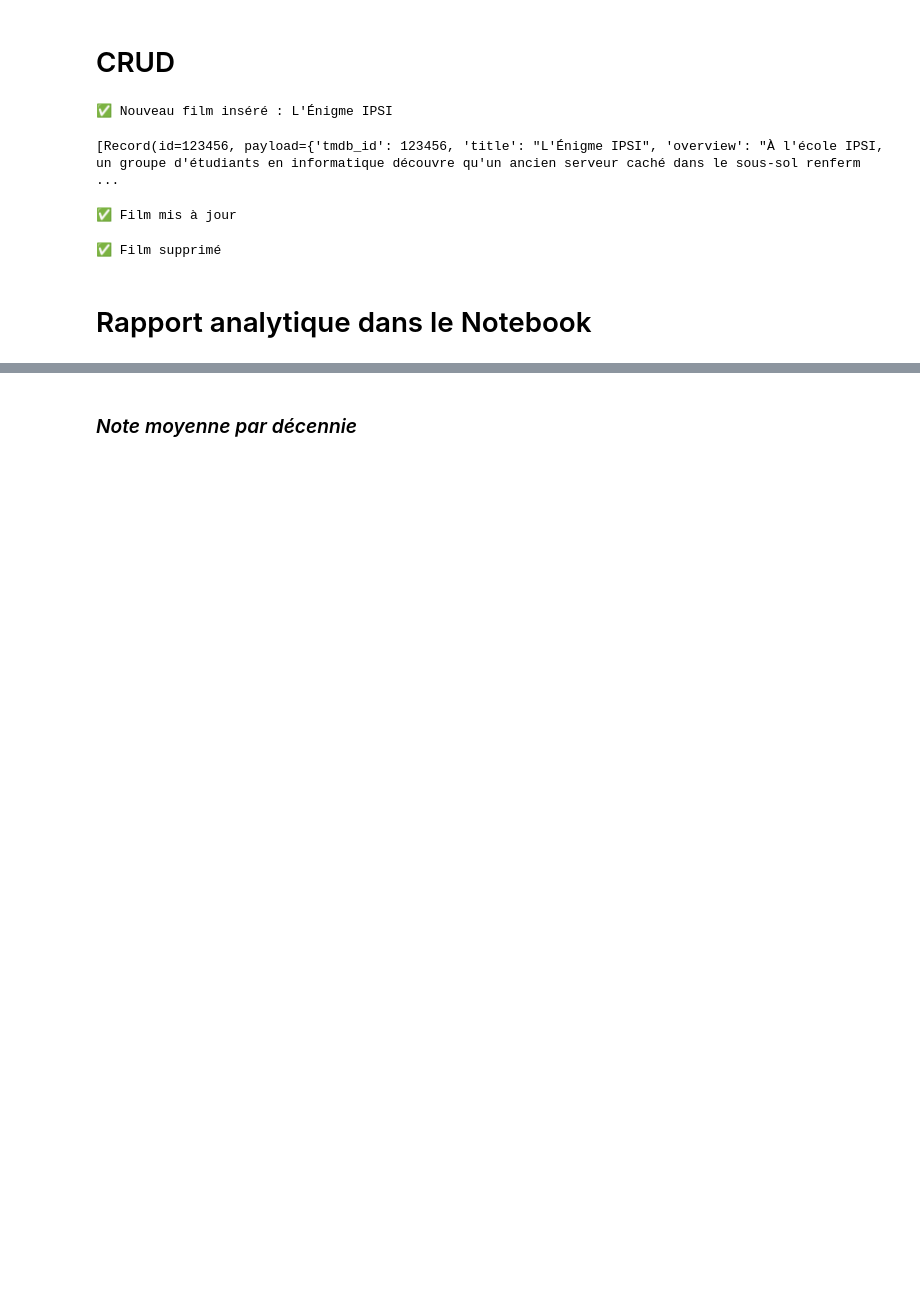
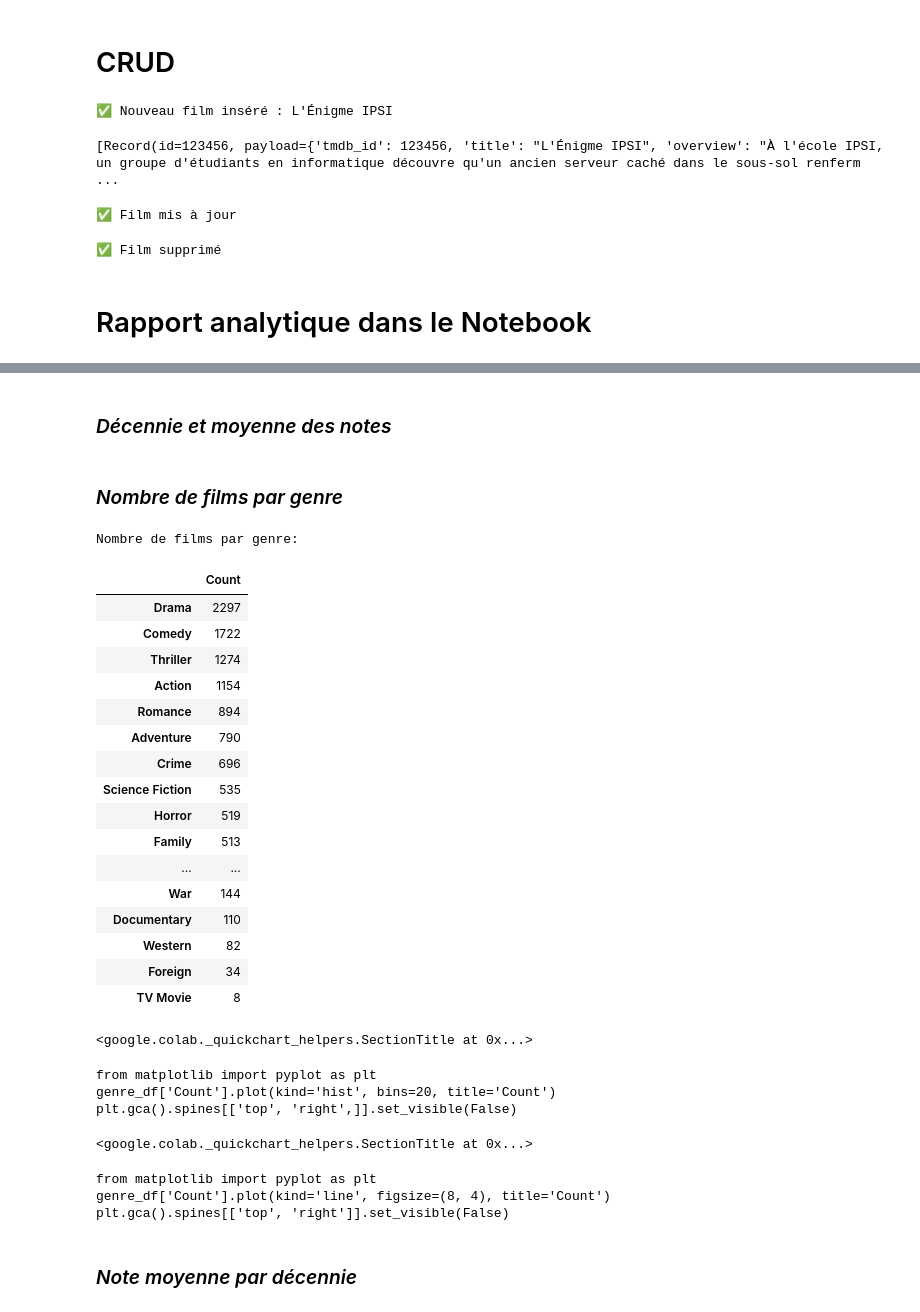
Before and after one commit to KiddMiguel/Projet-IPSSI-NoSql, a Jupyter notebook: projet_NoSql.ipynb, the cells around one changed output, grey strips where cells are left out. Drawn from its saved outputs; the diff is of its cells as text; code cells hidden in the pictures; blank space fills up the shorter version.

```diff
--- a/projet_NoSql.ipynb
+++ b/projet_NoSql.ipynb
@@ -331,0 +356,23 @@ plt.show()
+# %%
+def q_count(filter_: Optional[models.Filter]) -> int:
+    res = client.count(
+        collection_name=COLLECTION_NAME,
+        count_filter=filter_,
+        exact=True
+    )
+    return res.count
+
+candidate_genres = ["Action","Adventure","Comedy","Drama","Thriller","Science Fiction","Romance","Animation","Horror","Family"]
+
+rows = []
+for g in tqdm(candidate_genres):
+    f = models.Filter(must=[
+        models.FieldCondition(
+            key="genres",
+            match=models.MatchValue(value=g)  # "genres" est une liste → contient g
+        )
+    ])
+    rows.append({"genre": g, "count": q_count(f)})
+
+df_genre_counts = pd.DataFrame(rows).sort_values("count", ascending=False)
+df_genre_counts
@@ -332,2 +391,48 @@ plt.show()
+# %% [markdown]
+### *Décennie et moyenne des notes*
+# %% [markdown]
+### *Nombre de films par genre*
+# %%
+# On récupère *tous* les films (payload only)
+all_pts = q_scroll_all(with_payload=True, with_vectors=False)
+
+genre_counter = Counter()
+for p in all_pts:
+    for g in (p.payload.get("genres") or []):
+        genre_counter[g] += 1
+
+# Convertir en DataFrame et afficher
+genre_df = pd.DataFrame.from_dict(genre_counter, orient="index", columns=["Count"])
+genre_df = genre_df.sort_values("Count", ascending=False)
+
+print("Nombre de films par genre:")
+display(genre_df)
+# %% [output]
+Nombre de films par genre:
+|  | Count |
+| Drama | 2297 |
+| Comedy | 1722 |
+| Thriller | 1274 |
+| Action | 1154 |
+| Romance | 894 |
+| Adventure | 790 |
+| Crime | 696 |
+| Science Fiction | 535 |
+| Horror | 519 |
+| Family | 513 |
+| ... | ... |
+| War | 144 |
+| Documentary | 110 |
+| Western | 82 |
+| Foreign | 34 |
+| TV Movie | 8 |
+<google.colab._quickchart_helpers.SectionTitle at 0x...>
+from matplotlib import pyplot as plt
+genre_df['Count'].plot(kind='hist', bins=20, title='Count')
+plt.gca().spines[['top', 'right',]].set_visible(False)
+<google.colab._quickchart_helpers.SectionTitle at 0x...>
+from matplotlib import pyplot as plt
+genre_df['Count'].plot(kind='line', figsize=(8, 4), title='Count')
+plt.gca().spines[['top', 'right']].set_visible(False)
 # %% [markdown]
 ### *Note moyenne par décennie*
```
Also changed, not shown: parts of 14 cells of this notebook, 3 other files.
